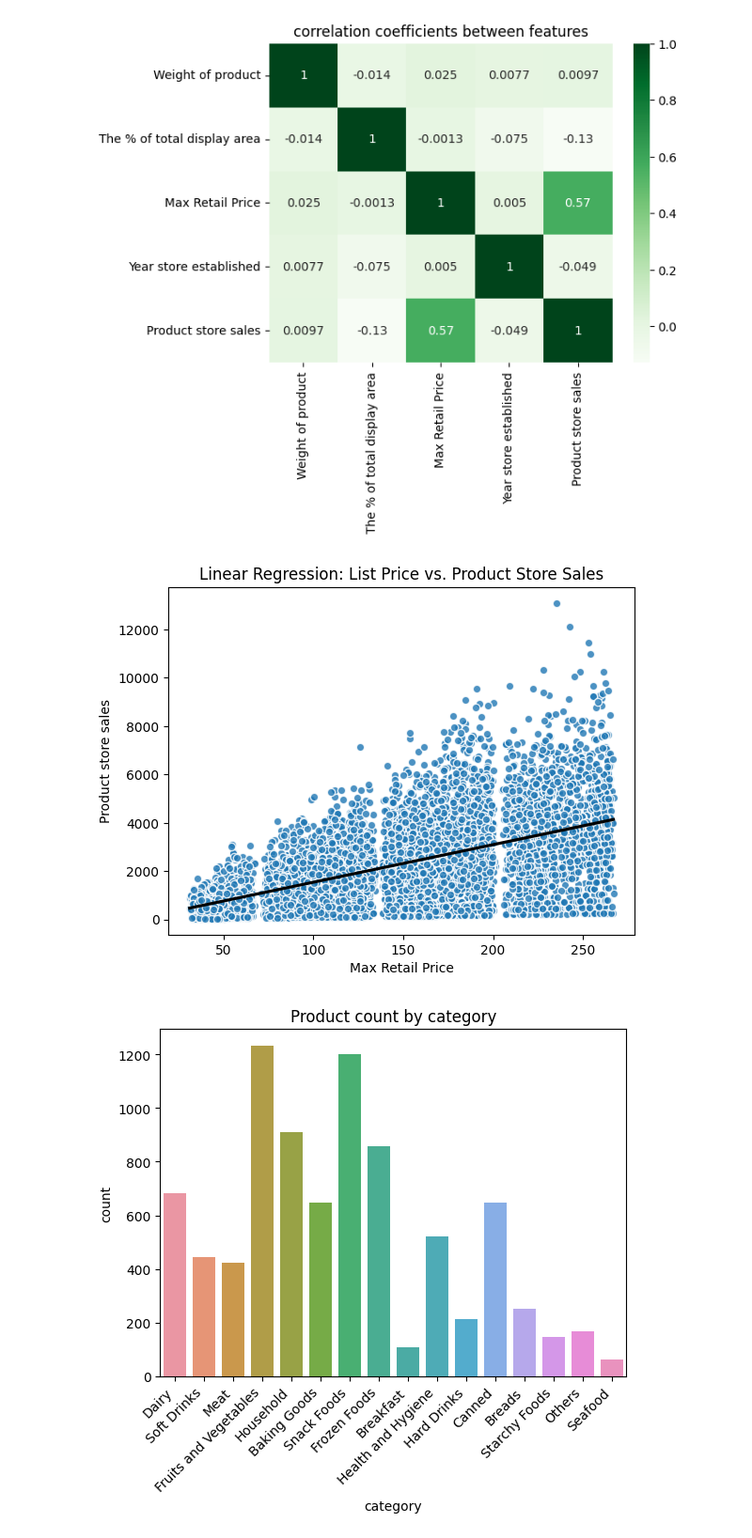
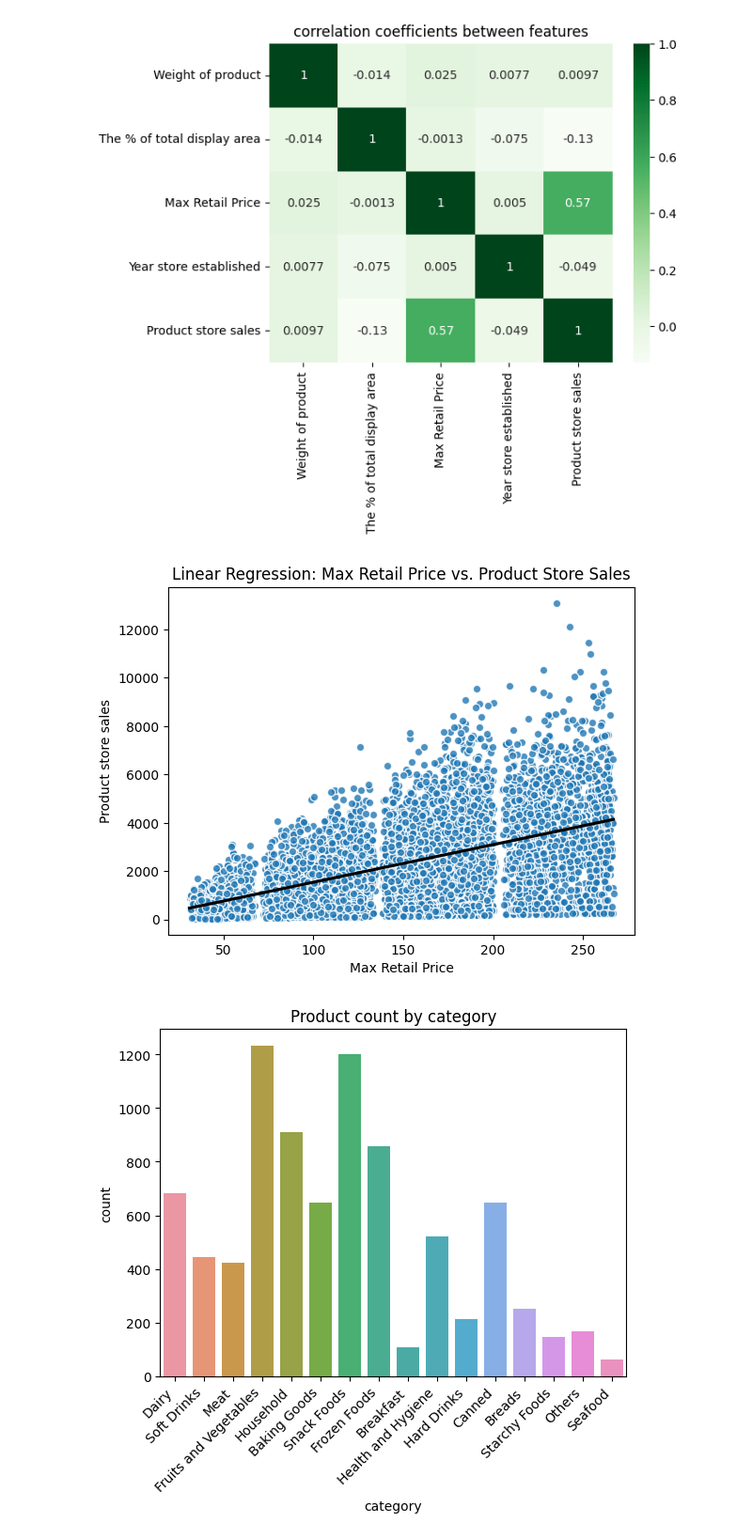
Before and after one commit to Qisam0322/Prediction-of-Product-Sales, a Jupyter notebook: Prediction_of_Product_Sales_Project.ipynb, the cells around one changed output. Shown at 94% size. Drawn from its saved outputs; the diff is of its cells as text; code cells hidden in the pictures.

```diff
--- a/Prediction_of_Product_Sales_Project.ipynb
+++ b/Prediction_of_Product_Sales_Project.ipynb
@@ -306,15 +306,15 @@ ax.set_title('correlation coefficients between features');
 [figure]
 # %%
 #From the regplot, there is a positive correlation pattern between
-#Max Retail price and Product store sales. However the correlation is moderate;
+#Max Retail price and Product store sales. The correlation is moderate;
 #There is no noticable correlation (>0.3 or <-0.3) other than the two features
 #mentioned above.
 line_kws=dict(color='black')
 scatter_kws=dict(edgecolor='white')
 ax=sns.regplot(data=df,x='Max Retail Price',y='Product store sales',line_kws=line_kws,scatter_kws=scatter_kws)
-ax.set_title('Linear Regression: List Price vs. Product Store Sales');
+ax.set_title('Linear Regression: Max Retail Price vs. Product Store Sales');
 # %% [output]
-[figure, old version]
+[figure, new version]
 # %%
 #2)Countplots to view the frequency of each class of categorial features in your dataset.
 ##The countplot below shows the product counts for each category. 'Fruit and vegetable' and
```
Also changed, not shown: parts of 1 cell of this notebook.
